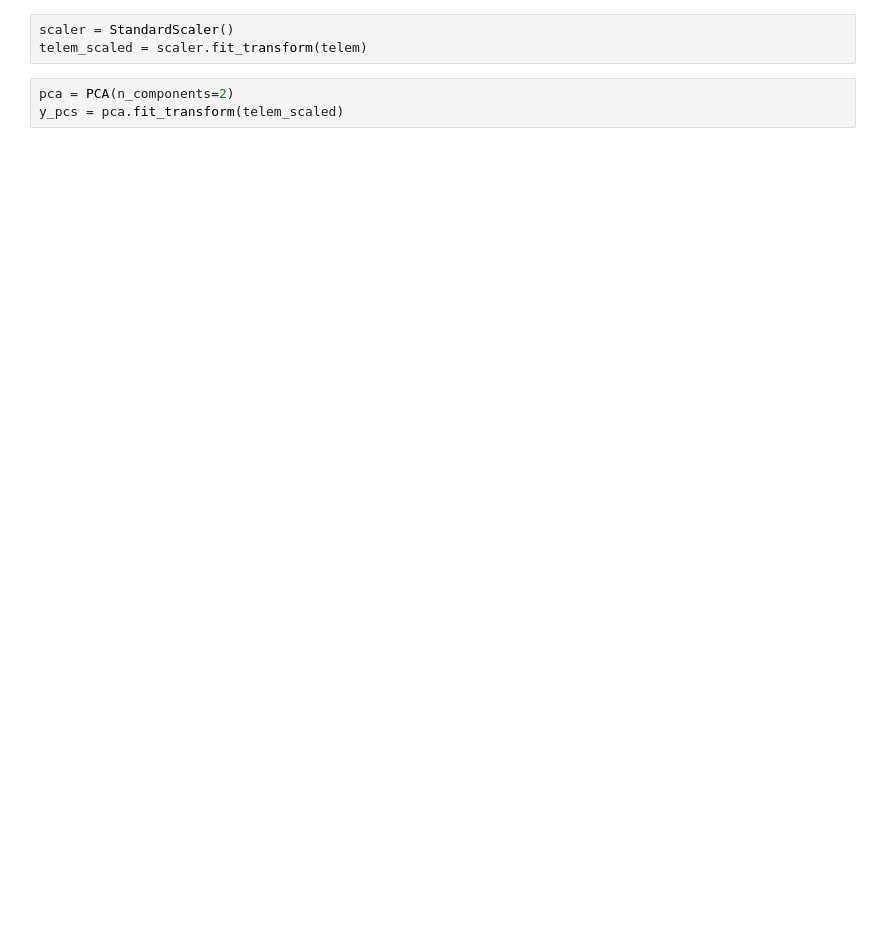
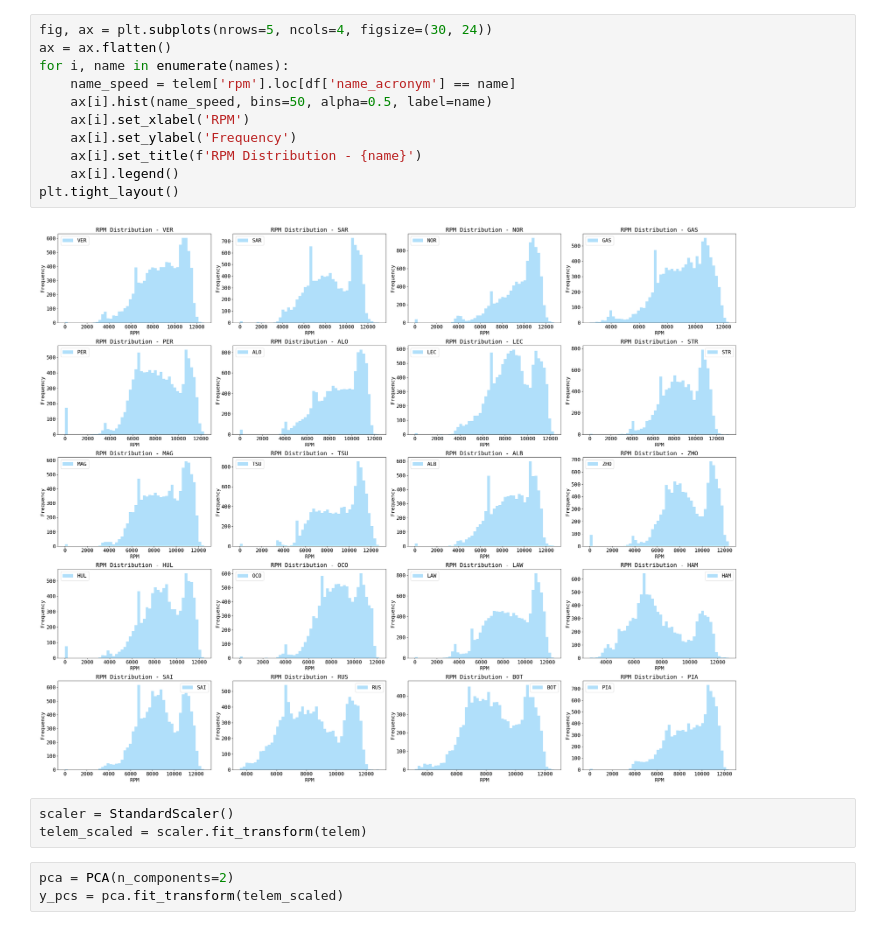
Before and after one commit to Emdryo/AML_Final_Project_F1, a Jupyter notebook: test.ipynb, the cells around one changed output. Saved outputs shown, nothing was run; the diff lists cells and outputs as text; blank space fills up the shorter version.

```diff
--- a/test.ipynb
+++ b/test.ipynb
@@ -53,3 +61,16 @@ telem = telem[mask]
+# %%
+fig, ax = plt.subplots(nrows=5, ncols=4, figsize=(30, 24))
+ax = ax.flatten()
+for i, name in enumerate(names):
+    name_speed = telem['rpm'].loc[df['name_acronym'] == name]
+    ax[i].hist(name_speed, bins=50, alpha=0.5, label=name)
+    ax[i].set_xlabel('RPM')
+    ax[i].set_ylabel('Frequency')
+    ax[i].set_title(f'RPM Distribution - {name}')
+    ax[i].legend()
+plt.tight_layout()
+# %% [output]
+[figure, added]
 # %%
 scaler = StandardScaler()
 telem_scaled = scaler.fit_transform(telem)
```
Also changed, not shown: parts of 11 cells of this notebook, 2 other files.
